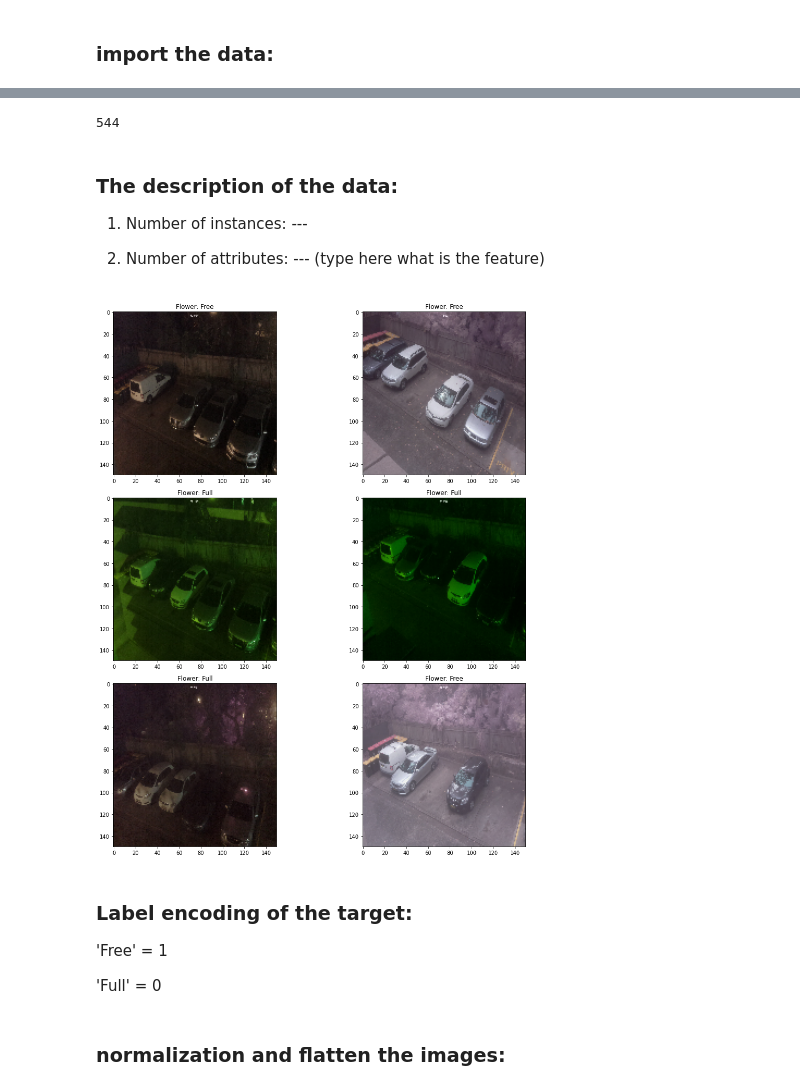
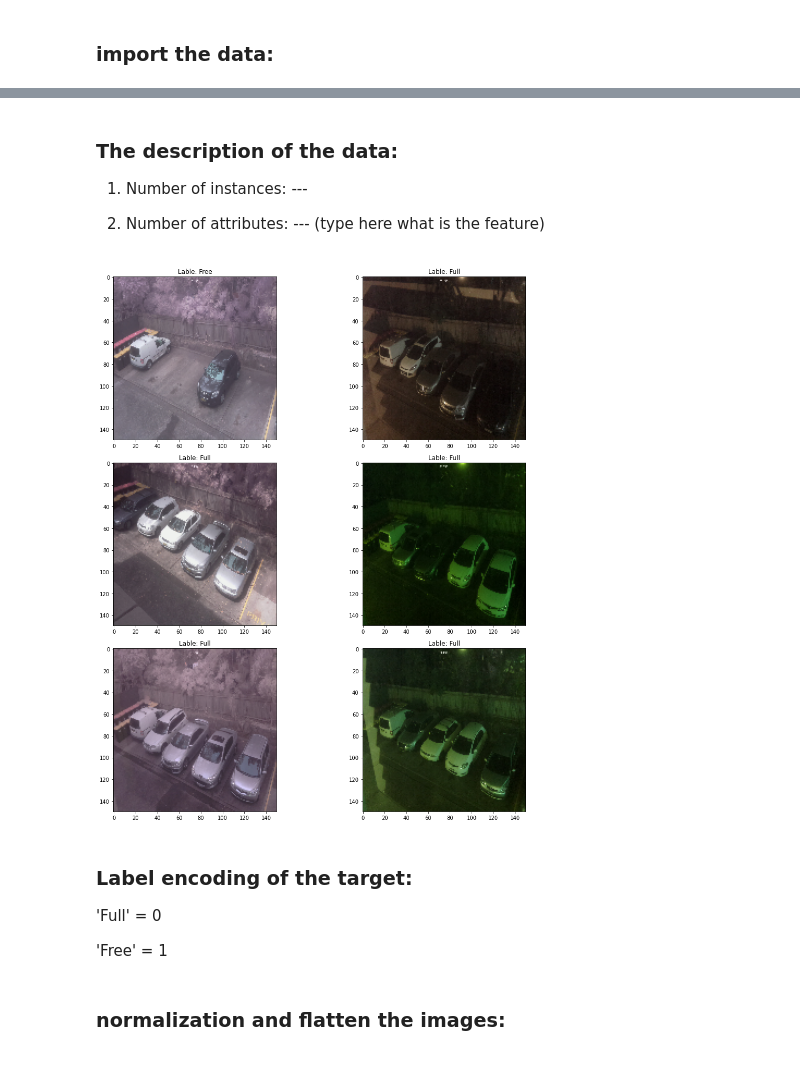
Before and after one commit to ido1Shapira/Find-a-Car-Park, a Jupyter notebook: Find a Car Park.ipynb, the cells around one changed output, grey strips where cells are left out. Saved outputs shown, nothing was run; the diff lists cells and outputs as text; code cells hidden in the pictures.

```diff
--- a/Find a Car Park.ipynb
+++ b/Find a Car Park.ipynb
@@ -105,9 +111,3 @@ print(len(X))
-# %%
-# make 'Full' data
-make_train_data('Full',FULL_DIR)
-print(len(X))
-# %% [output]
-544
 # %% [markdown]
 ### The description of the data:
 
@@ -117,18 +117,18 @@ print(len(X))
 # %%
 # check some image
 fig,ax=plt.subplots(3,2)
 fig.set_size_inches(15,15)
 for i in range(3):
     for j in range (2):
         l=rn.randint(0,len(Z))
         ax[i,j].imshow(X[l])
-        ax[i,j].set_title('Flower: '+Z[l])
+        ax[i,j].set_title('Lable: '+Z[l])
 
 plt.tight_layout()
 # %% [output]
-[figure, old version]
+[figure, new version]
 # %% [markdown]
 ### Label encoding of the target:
+'Full' = 0
+
 'Free' = 1
-
-'Full' = 0
```
Also changed, not shown: parts of 38 cells of this notebook.
